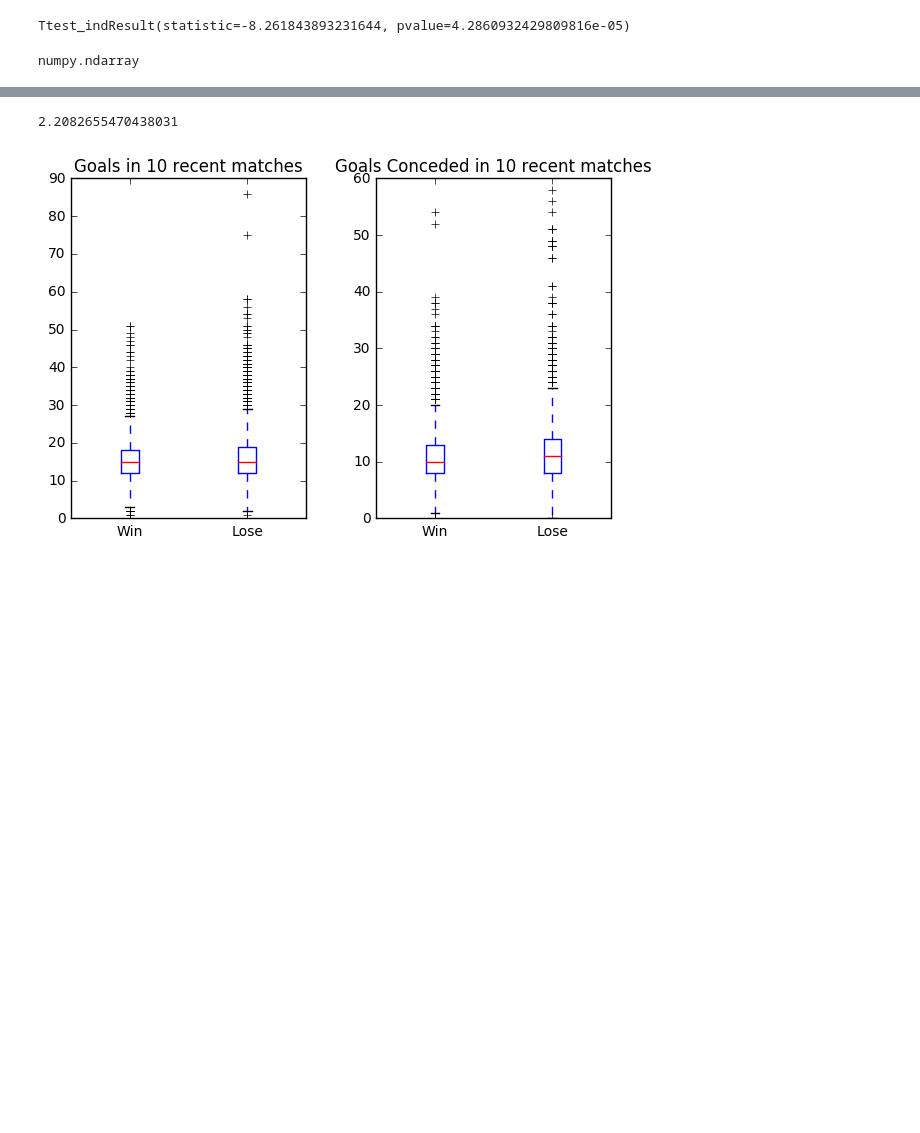
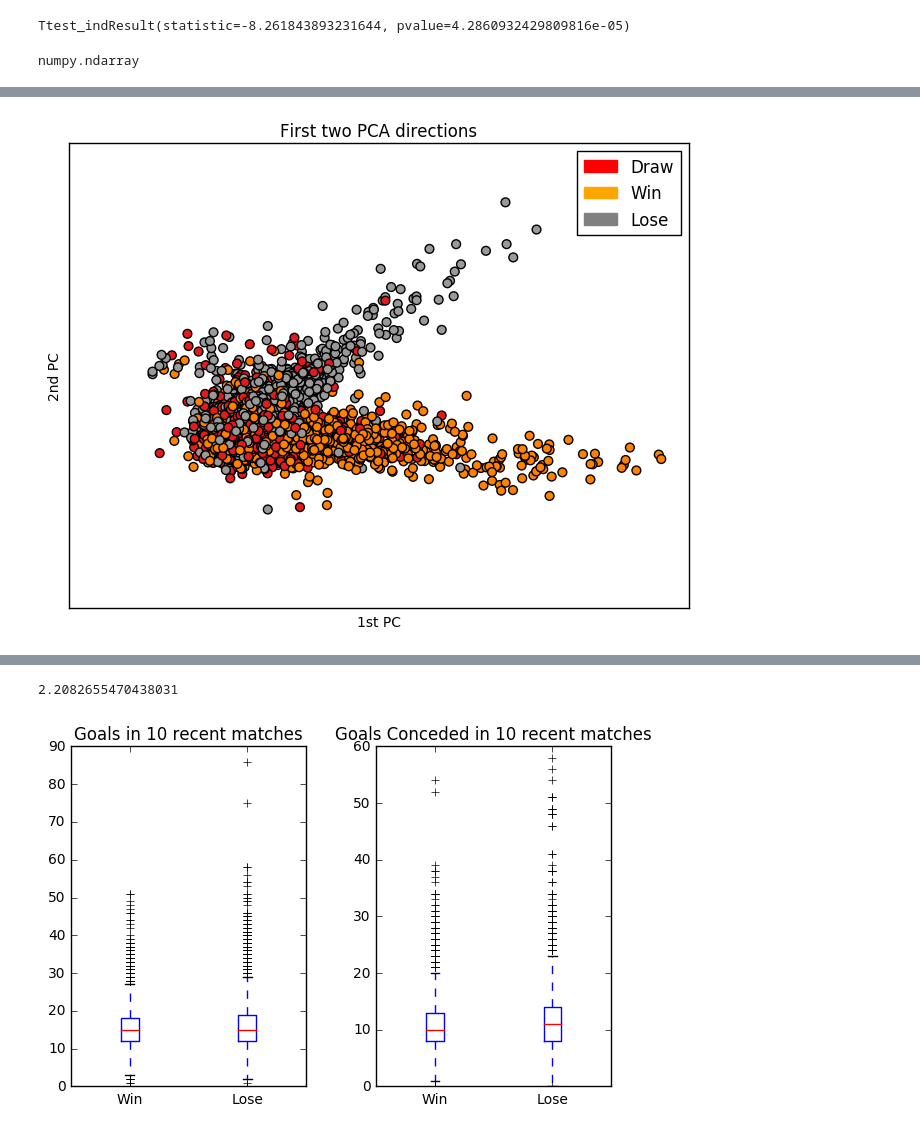
Before and after one commit to mrthlinh/FIFA-World-Cup-Prediction, a Jupyter notebook: EDA.ipynb, the cells around one changed output, grey strips where cells are left out. Cells and saved outputs as stored; diff of their text form; code cells hidden in the pictures; blank space fills up the shorter version.

```diff
--- a/EDA.ipynb
+++ b/EDA.ipynb
@@ -195,0 +272,24 @@ lose_avg_odd.mean()
+# %%
+plt.figure(2, figsize=(8, 6))
+plt.clf()
+
+# Plot the training points
+plt.scatter(X_reduced[:, 0], X_reduced[:, 1], c=y, cmap=plt.cm.Set1,s=40,
+            edgecolor='k')
+
+plt.title("First two PCA directions")
+plt.xlabel("1st PC")
+plt.ylabel("2nd PC")
+
+plt.xticks(())
+plt.yticks(())
+
+# I Need a legend here
+import matplotlib.patches as mpatches
+red_patch = mpatches.Patch(color='red', label='Draw')
+orange_patch = mpatches.Patch(color='orange', label='Win')
+gray_patch = mpatches.Patch(color='gray', label='Lose')
+plt.legend(handles=[red_patch,orange_patch,gray_patch])
+plt.show()
+# %% [output]
+[figure, added]
```
Also changed, not shown: parts of 12 cells of this notebook, 4 other files.
